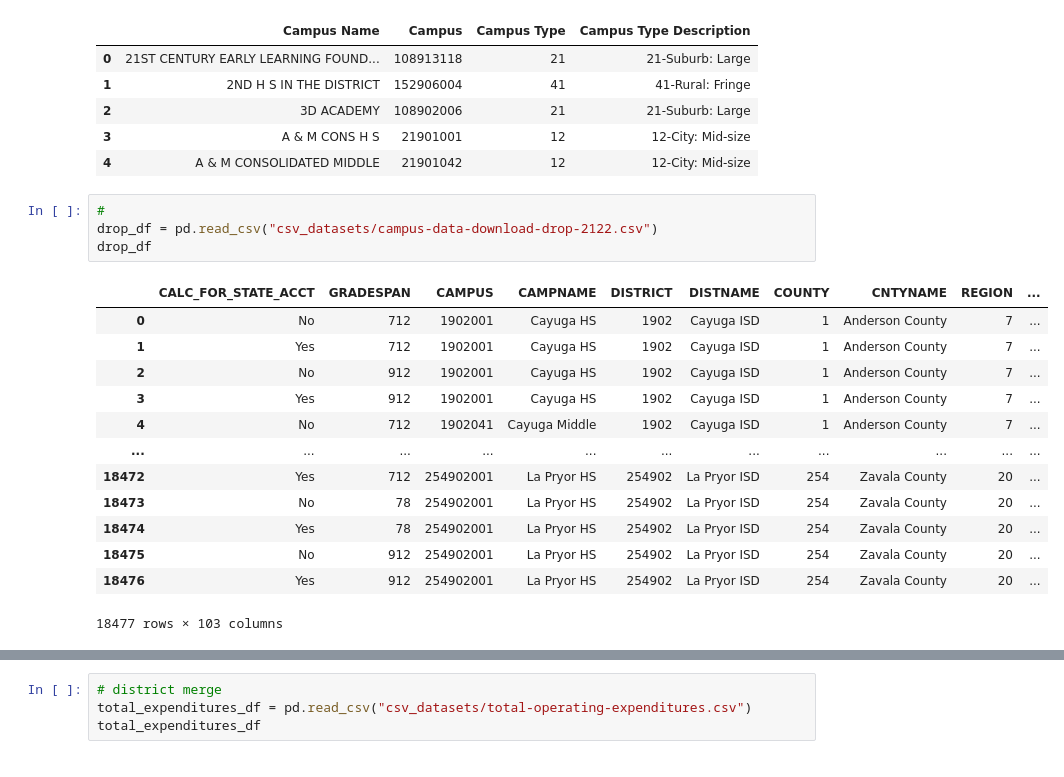
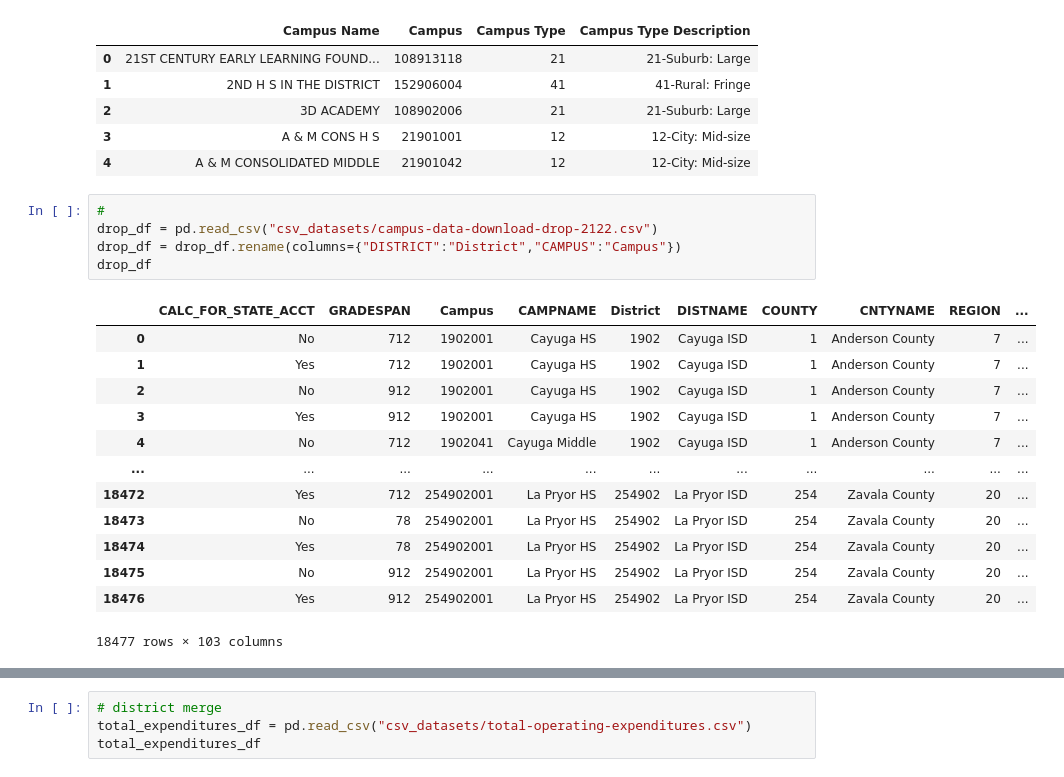
Before and after one commit to Amarilli/TexasISDs, a Jupyter notebook: merged.ipynb, the cells around one changed output, grey strips where cells are left out. Saved outputs shown, nothing was run; the diff lists cells and outputs as text.

```diff
--- a/merged.ipynb
+++ b/merged.ipynb
@@ -43,9 +32,10 @@ campus_df.head()
 # %%
 #
 drop_df = pd.read_csv("csv_datasets/campus-data-download-drop-2122.csv")
+drop_df = drop_df.rename(columns={"DISTRICT":"District","CAMPUS":"Campus"})
 drop_df
 # %% [output]
-|  | CALC_FOR_STATE_ACCT | GRADESPAN | CAMPUS | CAMPNAME | DISTRICT | DISTNAME | COUNTY | CNTYNAME | REGION | ... |
+|  | CALC_FOR_STATE_ACCT | GRADESPAN | Campus | CAMPNAME | District | DISTNAME | COUNTY | CNTYNAME | REGION | ... |
 | 0 | No | 712 | 1902001 | Cayuga HS | 1902 | Cayuga ISD | 1 | Anderson County | 7 | ... |
 | 1 | Yes | 712 | 1902001 | Cayuga HS | 1902 | Cayuga ISD | 1 | Anderson County | 7 | ... |
 | 2 | No | 912 | 1902001 | Cayuga HS | 1902 | Cayuga ISD | 1 | Anderson County | 7 | ... |
```
Also changed, not shown: parts of 5 cells of this notebook.
